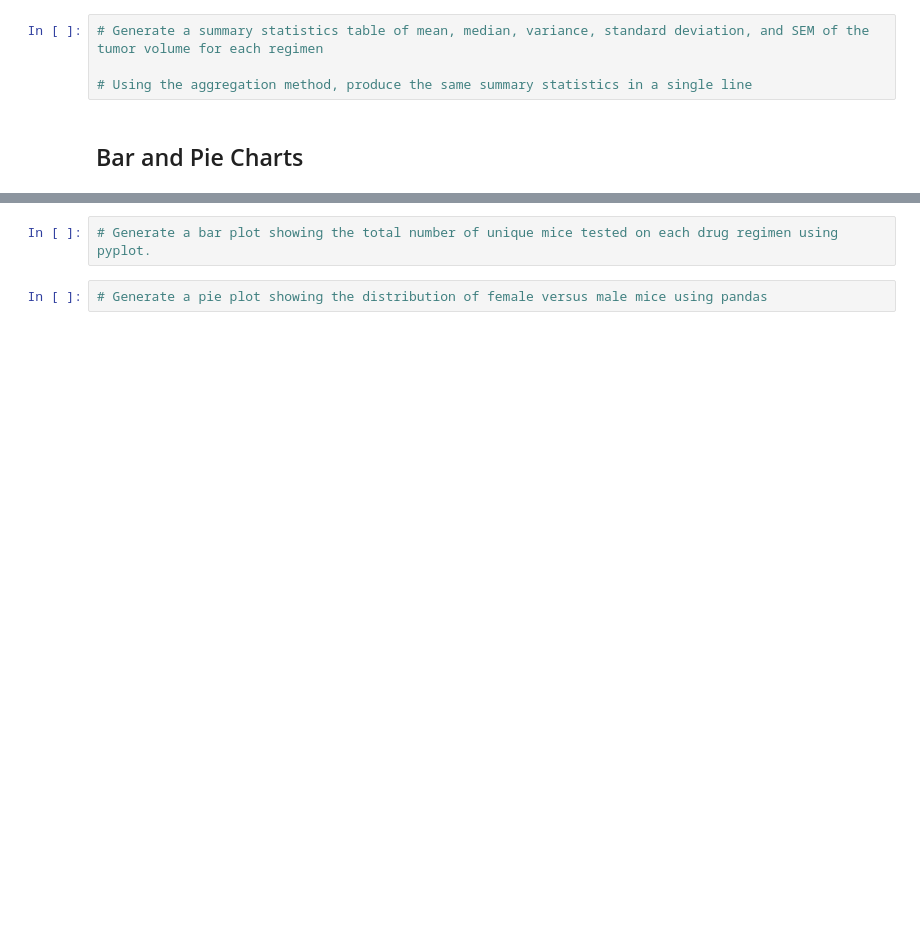
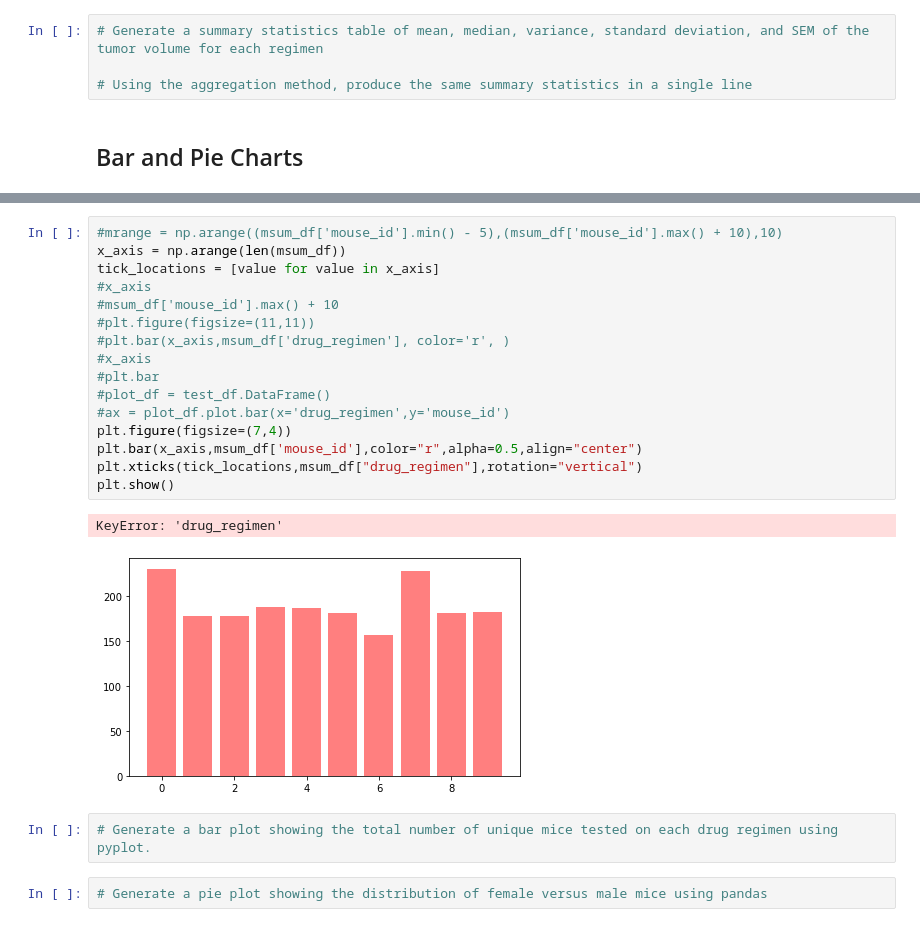
Before and after one commit to usa4148/the-power-of-plots, a Jupyter notebook: pymaceuticals_starter.ipynb, the cells around one changed output, grey strips where cells are left out. Drawn from its saved outputs; the diff is of its cells as text; blank space fills up the shorter version.

```diff
--- a/pymaceuticals_starter.ipynb
+++ b/pymaceuticals_starter.ipynb
@@ -146,3 +188,22 @@ df['mouse_id'].nunique()
+# %%
+#mrange = np.arange((msum_df['mouse_id'].min() - 5),(msum_df['mouse_id'].max() + 10),10)
+x_axis = np.arange(len(msum_df))
+tick_locations = [value for value in x_axis]
+#x_axis
+#msum_df['mouse_id'].max() + 10
+#plt.figure(figsize=(11,11))
+#plt.bar(x_axis,msum_df['drug_regimen'], color='r', )
+#x_axis
+#plt.bar
+#plot_df = test_df.DataFrame()
+#ax = plot_df.plot.bar(x='drug_regimen',y='mouse_id')
+plt.figure(figsize=(7,4))
+plt.bar(x_axis,msum_df['mouse_id'],color="r",alpha=0.5,align="center")
+plt.xticks(tick_locations,msum_df["drug_regimen"],rotation="vertical")
+plt.show()
+# %% [output]
+KeyError: 'drug_regimen'
+[figure, added]
 # %%
 # Generate a bar plot showing the total number of unique mice tested on each drug regimen using pyplot.
 # %%
```
Also changed, not shown: parts of 11 cells of this notebook, 1 other file.
